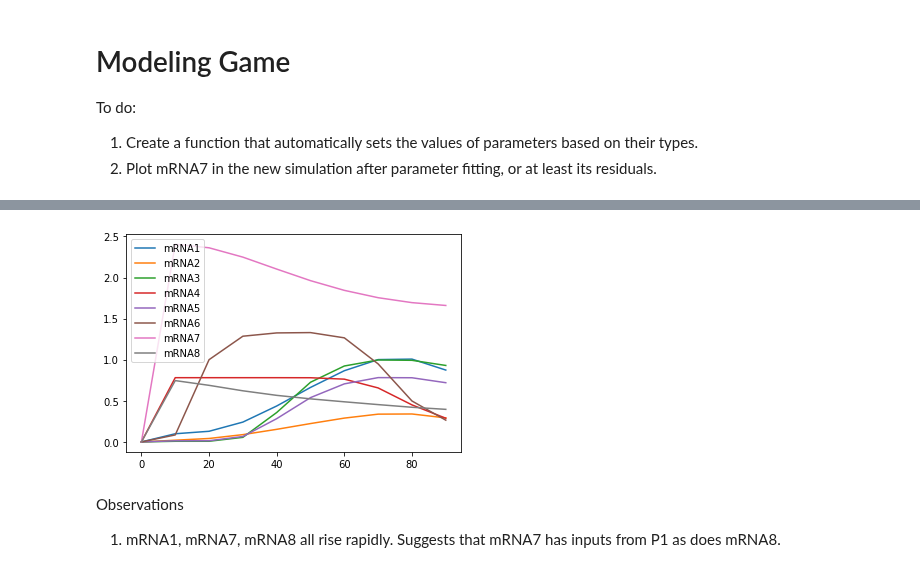
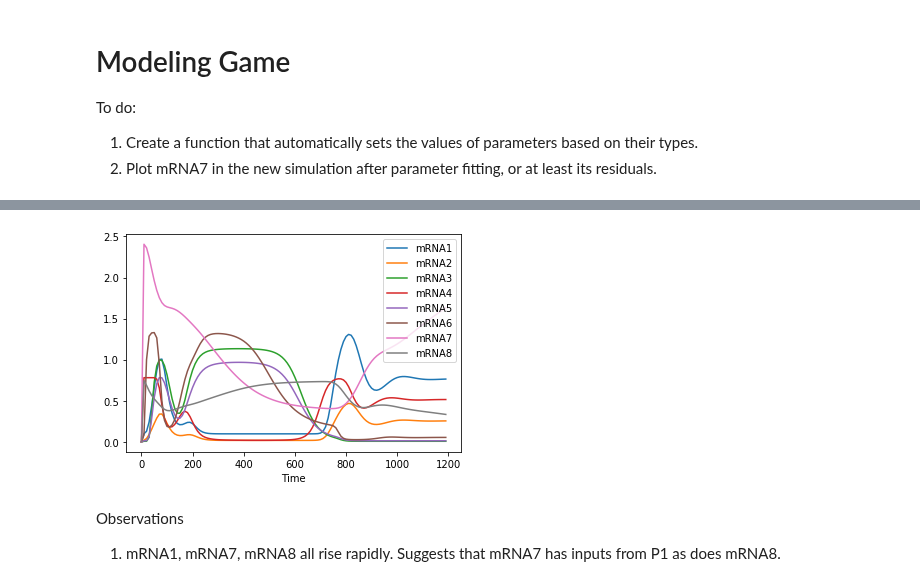
Before and after one commit to ModelEngineering/advancing-biomedical-models, a Jupyter notebook: ModelingGame/ModelingGame.ipynb, the cells around one changed output, grey strips where cells are left out. Cells and saved outputs as stored; diff of their text form; code cells hidden in the pictures.

```diff
--- a/ModelingGame/ModelingGame.ipynb
+++ b/ModelingGame/ModelingGame.ipynb
@@ -316,4 +316,5 @@ def plotData(df_data, starttime=0, endtime=1200):
     last = int(endtime/TIME_TO_POINT)
     indices = list(range(last))
     plt.plot(df_data.index[0:last], df_data.loc[df_data.index[indices],:])
-    plt.legend(df_data.columns)
+    plt.xlabel("Time")
+    plt.legend(df_data.columns, loc="upper right")
@@ -359,7 +353,7 @@ plotData(df_res, endtime=300)
 # %%
-plotData(df_rnaseq, endtime=100)
+plotData(df_rnaseq, endtime=1200)
 # %% [output]
-[figure, old version]
+[figure, new version]
 # %% [markdown]
 Observations
 1. mRNA1, mRNA7, mRNA8 all rise rapidly. Suggests that mRNA7 has inputs from P1 as does mRNA8.
```
Also changed, not shown: parts of 7 cells of this notebook, 3 other files.
